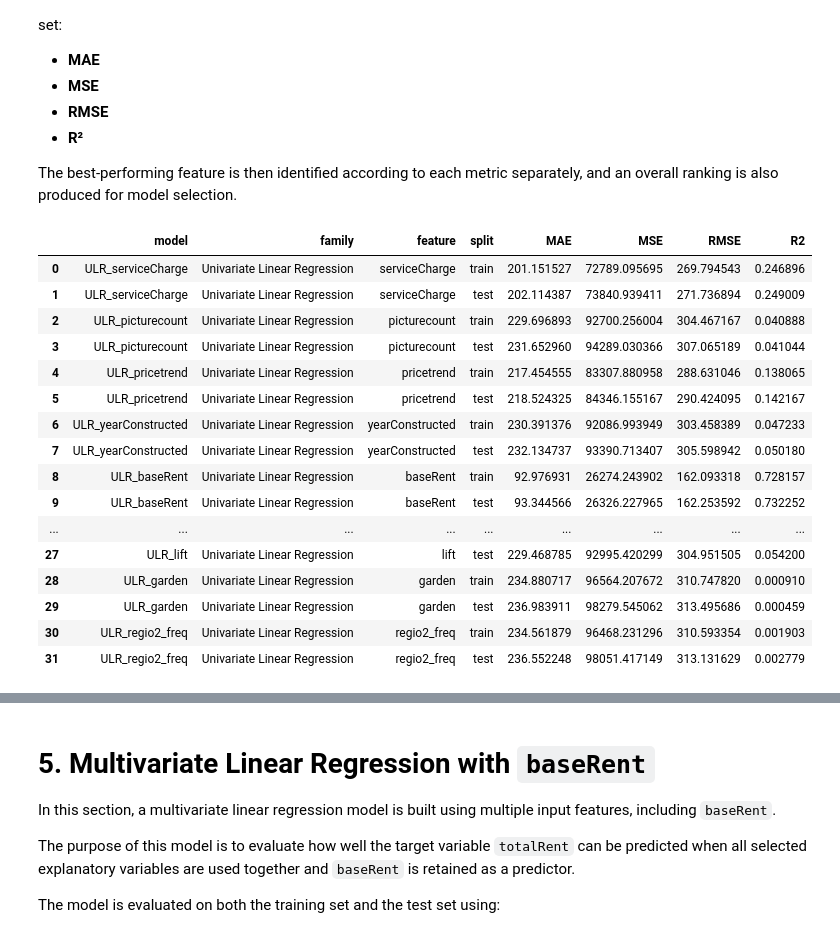
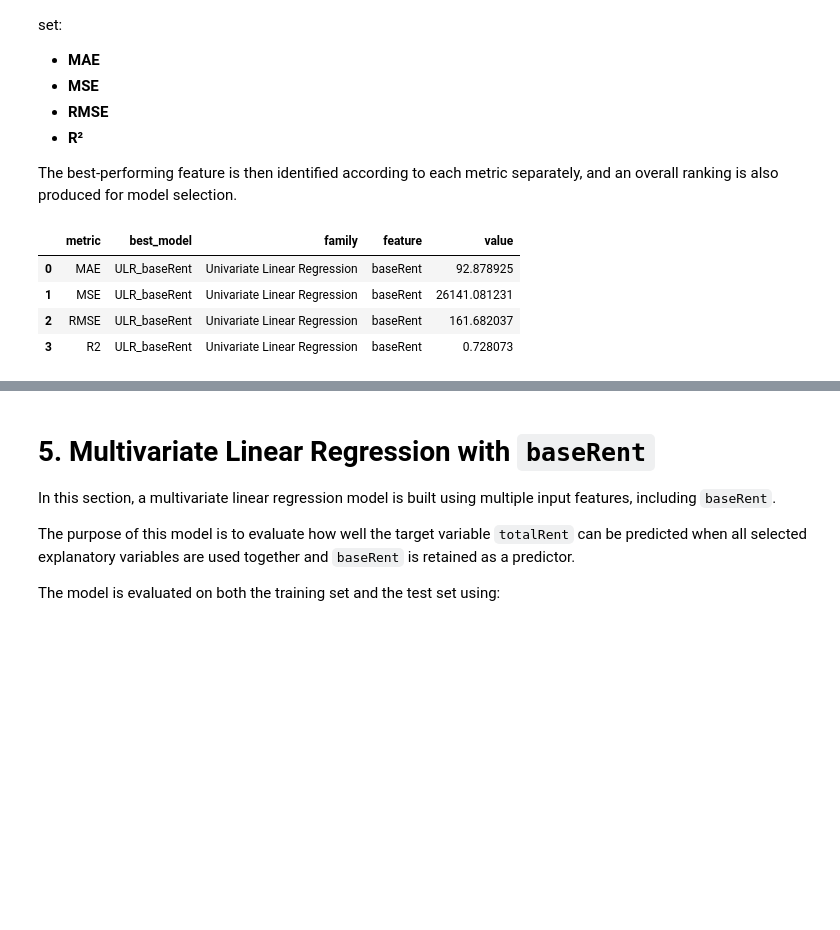
Before and after one commit to Susantoco/data_mining, a Jupyter notebook: notebooks/regression.ipynb, the cells around one changed output, grey strips where cells are left out. Drawn from its saved outputs; the diff is of its cells as text; code cells hidden in the pictures; blank space fills up the shorter version.

```diff
--- a/notebooks/regression.ipynb
+++ b/notebooks/regression.ipynb
@@ -32,9 +34,9 @@ This section is responsible for loading the prepared datasets used for model tra
 - **Validation set**: used for hyperparameter tuning (GridSearchCV)
 - **Test set**: used for final evaluation
 # %%
-traindf = pd.read_csv("../data/processed/train.csv")
-valdf = pd.read_csv("../data/processed/val.csv")
-testdf = pd.read_csv("../data/processed/test.csv")
+traindf = pd.read_csv("../data/train.csv")
+valdf = pd.read_csv("../data/val.csv")
+testdf = pd.read_csv("../data/test.csv")
 # %% [markdown]
 ## ***2.2. Dataset Overview***
 
@@ -273,7 +295,7 @@ feature_cols = [
 target_col = "totalRent"
 
 y_train = traindf[target_col].copy()
-y_test = testdf[target_col].copy()
+y_val   = valdf[target_col].copy()
 
 
 def build_metric_row(model_name, family, feature, split_name, y_true, y_pred):
@@ -340,67 +362,63 @@ def nonlinear_model(x, theta1, theta2):
     denom = np.where(np.abs(denom) < 1e-8, 1e-8, denom)
     return (theta1 * x) / denom
 
+
 ulr_rows = []
 ulr_models = {}
 ulr_predictions = {}
 
 for col in feature_cols:
     X_train_one = traindf[[col]]
-    X_test_one = testdf[[col]]
+    X_val_one   = valdf[[col]]
 
     model = LinearRegression()
     model.fit(X_train_one, y_train)
 
     y_train_pred = model.predict(X_train_one)
-    y_test_pred = model.predict(X_test_one)
+    y_val_pred   = model.predict(X_val_one)
 
     ulr_models[col] = model
     ulr_predictions[col] = {
         "train_true": y_train.values,
         "train_pred": y_train_pred,
-        "test_true": y_test.values,
-        "test_pred": y_test_pred
+        "val_true": y_val.values,
+        "val_pred": y_val_pred
     }
 
     ulr_rows.append(
         build_metric_row(
             model_name=f"ULR_{col}",
             family="Univariate Linear Regression",
             feature=col,
             split_name="train",
             y_true=y_train,
             y_pred=y_train_pred
         )
     )
 
     ulr_rows.append(
         build_metric_row(
             model_name=f"ULR_{col}",
             family="Univariate Linear Regression",
             feature=col,
-            split_name="test",
-            y_true=y_test,
-            y_pred=y_test_pred
+            split_name="val",
+            y_true=y_val,
+            y_pred=y_val_pred
         )
     )
 
 ulr_results = pd.DataFrame(ulr_rows)
 ulr_results
+ulr_val_results = ulr_results[ulr_results["split"] == "val"].copy()
+
+ulr_best_each_metric = best_by_metric(ulr_val_results)
+ulr_val_ranked = rank_models(ulr_val_results)
+
+display(ulr_best_each_metric)
+display(ulr_val_ranked)
 # %% [output]
-|  | model | family | feature | split | MAE | MSE | RMSE | R2 |
-| 0 | ULR_serviceCharge | Univariate Linear Regression | serviceCharge | train | 201.151527 | 72789.095695 | 269.794543 | 0.246896 |
-| 1 | ULR_serviceCharge | Univariate Linear Regression | serviceCharge | test | 202.114387 | 73840.939411 | 271.736894 | 0.249009 |
-| 2 | ULR_picturecount | Univariate Linear Regression | picturecount | train | 229.696893 | 92700.256004 | 304.467167 | 0.040888 |
-| 3 | ULR_picturecount | Univariate Linear Regression | picturecount | test | 231.652960 | 94289.030366 | 307.065189 | 0.041044 |
-| 4 | ULR_pricetrend | Univariate Linear Regression | pricetrend | train | 217.454555 | 83307.880958 | 288.631046 | 0.138065 |
-| 5 | ULR_pricetrend | Univariate Linear Regression | pricetrend | test | 218.524325 | 84346.155167 | 290.424095 | 0.142167 |
-| 6 | ULR_yearConstructed | Univariate Linear Regression | yearConstructed | train | 230.391376 | 92086.993949 | 303.458389 | 0.047233 |
-| 7 | ULR_yearConstructed | Univariate Linear Regression | yearConstructed | test | 232.134737 | 93390.713407 | 305.598942 | 0.050180 |
-| 8 | ULR_baseRent | Univariate Linear Regression | baseRent | train | 92.976931 | 26274.243902 | 162.093318 | 0.728157 |
-| 9 | ULR_baseRent | Univariate Linear Regression | baseRent | test | 93.344566 | 26326.227965 | 162.253592 | 0.732252 |
-| ... | ... | ... | ... | ... | ... | ... | ... | ... |
-| 27 | ULR_lift | Univariate Linear Regression | lift | test | 229.468785 | 92995.420299 | 304.951505 | 0.054200 |
-| 28 | ULR_garden | Univariate Linear Regression | garden | train | 234.880717 | 96564.207672 | 310.747820 | 0.000910 |
-| 29 | ULR_garden | Univariate Linear Regression | garden | test | 236.983911 | 98279.545062 | 313.495686 | 0.000459 |
-| 30 | ULR_regio2_freq | Univariate Linear Regression | regio2_freq | train | 234.561879 | 96468.231296 | 310.593354 | 0.001903 |
-| 31 | ULR_regio2_freq | Univariate Linear Regression | regio2_freq | test | 236.552248 | 98051.417149 | 313.131629 | 0.002779 |
+|  | metric | best_model | family | feature | value |
+| 0 | MAE | ULR_baseRent | Univariate Linear Regression | baseRent | 92.878925 |
+| 1 | MSE | ULR_baseRent | Univariate Linear Regression | baseRent | 26141.081231 |
+| 2 | RMSE | ULR_baseRent | Univariate Linear Regression | baseRent | 161.682037 |
+| 3 | R2 | ULR_baseRent | Univariate Linear Regression | baseRent | 0.728073 |
```
Also changed, not shown: parts of 19 cells of this notebook, 4 other files.
